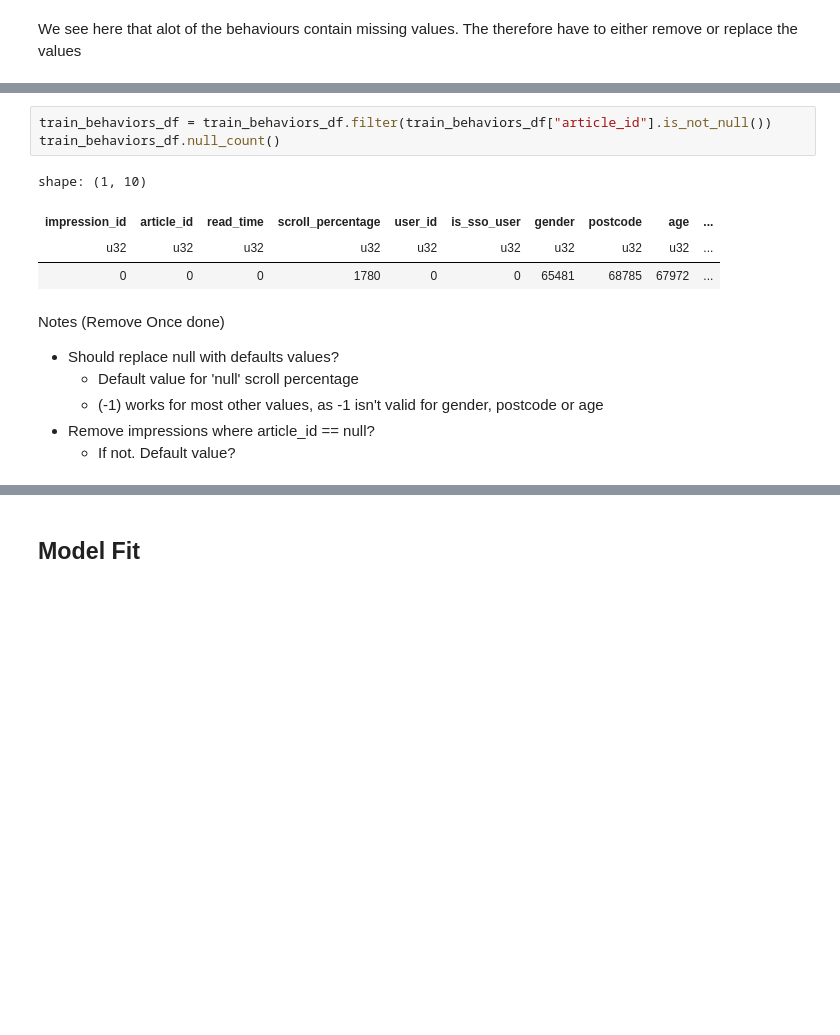
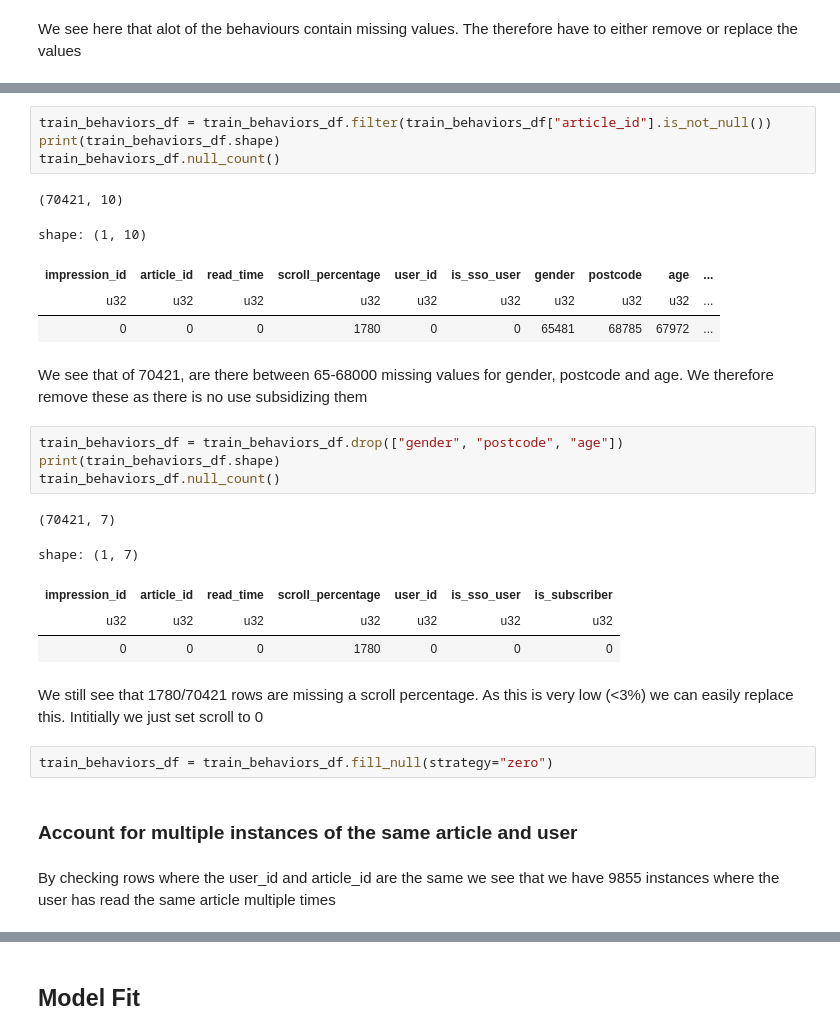
Before and after one commit to PedroPCardonaA/TDT4215_recommender_system, a Jupyter notebook: recommender_system/collaborative-filtering.ipynb, the cells around one changed output, grey strips where cells are left out. Saved outputs shown, nothing was run; the diff lists cells and outputs as text; blank space fills up the shorter version.

```diff
--- a/recommender_system/collaborative-filtering.ipynb
+++ b/recommender_system/collaborative-filtering.ipynb
@@ -137,15 +139,30 @@ shape: (1, 10)
 # %%
 train_behaviors_df = train_behaviors_df.filter(train_behaviors_df["article_id"].is_not_null())
+print(train_behaviors_df.shape)
 train_behaviors_df.null_count()
 # %% [output]
-shape: (1, 10)
+(70421, 10)
+shape: (1, 10)
 | impression_id | article_id | read_time | scroll_percentage | user_id | is_sso_user | gender | postcode | age | ... |
 | u32 | u32 | u32 | u32 | u32 | u32 | u32 | u32 | u32 | ... |
 | 0 | 0 | 0 | 1780 | 0 | 0 | 65481 | 68785 | 67972 | ... |
-# %% [markdown]
-Notes (Remove Once done)
-- Should replace null with defaults values?
-    - Default value for 'null' scroll percentage
-    - (-1) works for most other values, as -1 isn't valid for gender, postcode or age
-- Remove impressions where article_id == null?
-    - If not. Default value?
+# %% [markdown]
+We see that of 70421, are there between 65-68000 missing values for gender, postcode and age. We therefore remove these as there is no use subsidizing them
+# %%
+train_behaviors_df = train_behaviors_df.drop(["gender", "postcode", "age"])
+print(train_behaviors_df.shape)
+train_behaviors_df.null_count()
+# %% [output]
+(70421, 7)
+shape: (1, 7)
+| impression_id | article_id | read_time | scroll_percentage | user_id | is_sso_user | is_subscriber |
+| u32 | u32 | u32 | u32 | u32 | u32 | u32 |
+| 0 | 0 | 0 | 1780 | 0 | 0 | 0 |
+# %% [markdown]
+We still see that 1780/70421 rows are missing a scroll percentage. As this is very low (<3%) we can easily replace this. Intitially we just set scroll to 0
+# %%
+train_behaviors_df = train_behaviors_df.fill_null(strategy="zero")
+# %% [markdown]
+### Account for multiple instances of the same article and user
+# %% [markdown]
+By checking rows where the user_id and article_id are the same we see that we have 9855 instances where the user has read the same article multiple times
```
Also changed, not shown: parts of 7 cells of this notebook.
